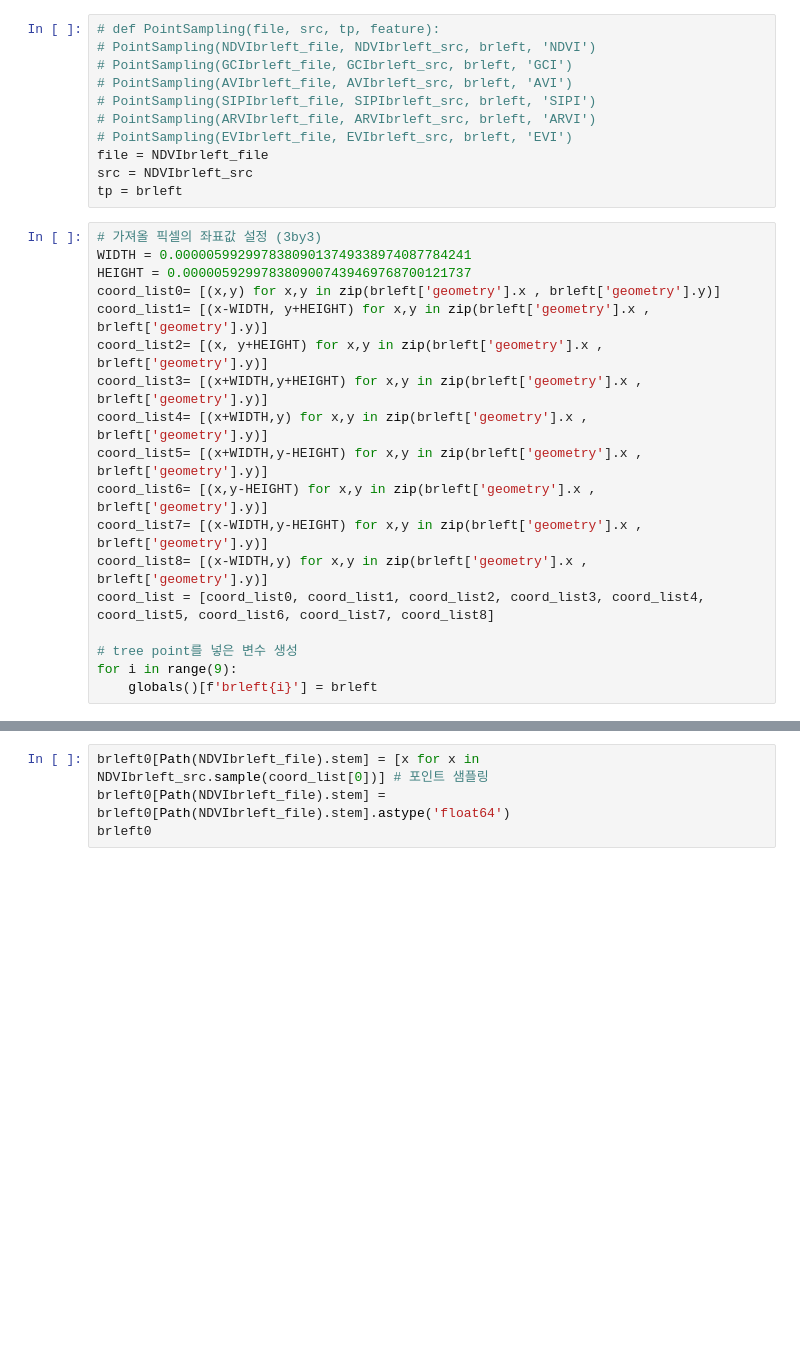
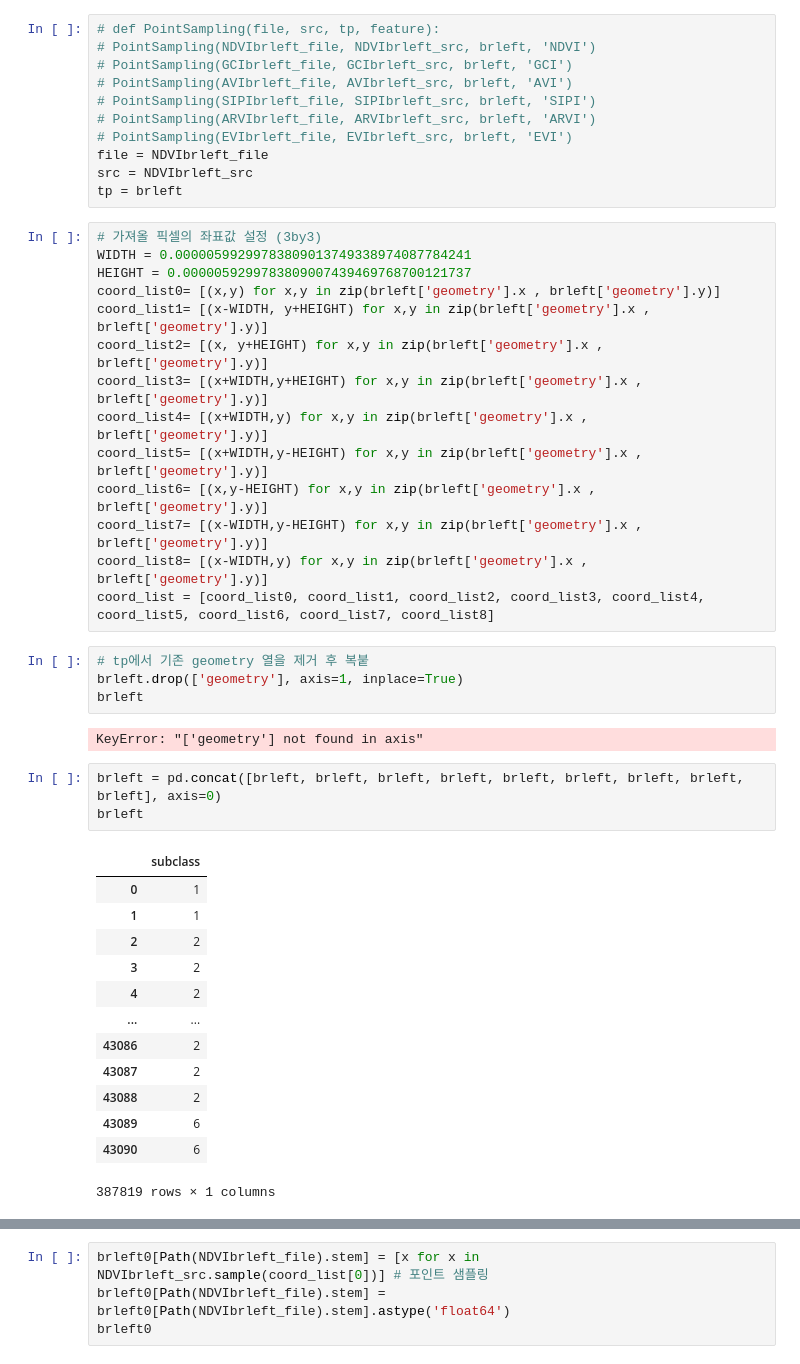
Before and after one commit to haenol/sprout, a Jupyter notebook: data_sampling_def.ipynb, the cells around one changed output, grey strips where cells are left out. Cells and saved outputs as stored; diff of their text form; blank space fills up the shorter version.

```diff
--- a/data_sampling_def.ipynb
+++ b/data_sampling_def.ipynb
@@ -172,7 +200,26 @@ coord_list6= [(x,y-HEIGHT) for x,y in zip(brleft['geometry'].x , brleft['geometr
 coord_list7= [(x-WIDTH,y-HEIGHT) for x,y in zip(brleft['geometry'].x , brleft['geometry'].y)]
 coord_list8= [(x-WIDTH,y) for x,y in zip(brleft['geometry'].x , brleft['geometry'].y)]
 coord_list = [coord_list0, coord_list1, coord_list2, coord_list3, coord_list4, coord_list5, coord_list6, coord_list7, coord_list8]
-
-# tree point를 넣은 변수 생성
-for i in range(9):
-    globals()[f'brleft{i}'] = brleft
+# %%
+# tp에서 기존 geometry 열을 제거 후 복붙
+brleft.drop(['geometry'], axis=1, inplace=True)
+brleft
+# %% [output]
+KeyError: "['geometry'] not found in axis"
+# %%
+brleft = pd.concat([brleft, brleft, brleft, brleft, brleft, brleft, brleft, brleft, brleft], axis=0)
+brleft
+# %% [output]
+|  | subclass |
+| 0 | 1 |
+| 1 | 1 |
+| 2 | 2 |
+| 3 | 2 |
+| 4 | 2 |
+| ... | ... |
+| 43086 | 2 |
+| 43087 | 2 |
+| 43088 | 2 |
+| 43089 | 6 |
+| 43090 | 6 |
+387819 rows × 1 columns
```
Also changed, not shown: parts of 5 cells of this notebook.
